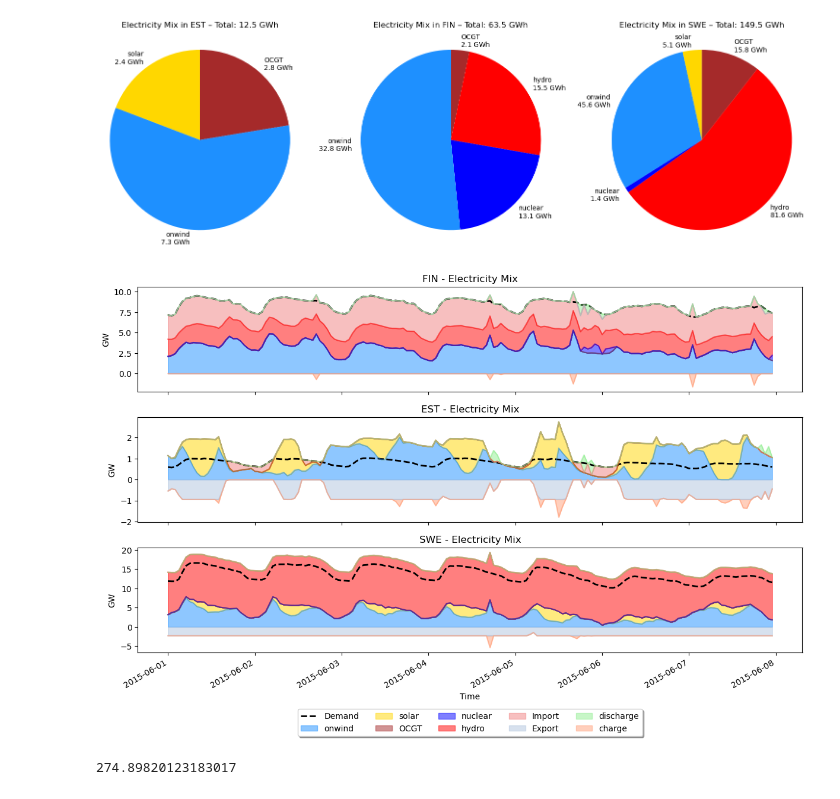
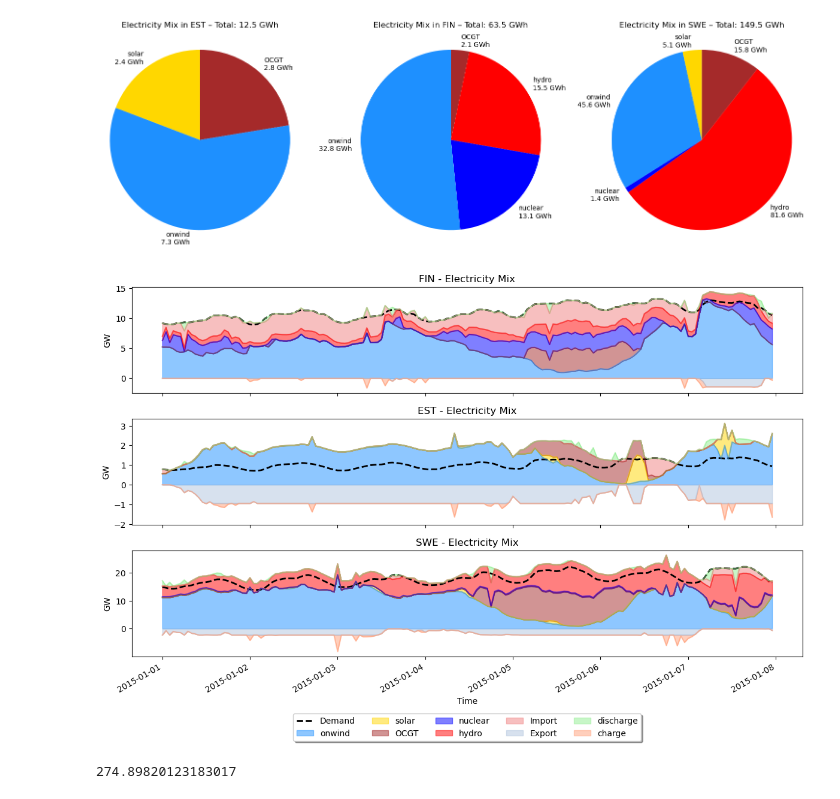
Before and after one commit to NicolineSimoneDTU/Integrated_Project, a Jupyter notebook: project.ipynb, the cells around one changed output. Saved outputs shown, nothing was run; the diff lists cells and outputs as text; code cells hidden in the pictures.

```diff
--- a/project.ipynb
+++ b/project.ipynb
@@ -950,7 +950,7 @@ capacity_data = network.generators.p_nom_opt.groupby(
 countries = sorted({bus.split("_")[0] for bus in capacity_data.index.get_level_values(0)})
 
 # Plot pie charts
-fig, axs = plt.subplots(1, len(countries), figsize=(5 * len(countries), 5))
+fig, axs = plt.subplots(1, len(countries), figsize=(12, 4))
 
 for i, country in enumerate(countries):
     # Filter data for current country
@@ -973,10 +973,11 @@ for i, country in enumerate(countries):
         labels=label_with_gw,
         colors=colors_used,
         startangle=90,
-        counterclock=False
+        counterclock=False,
+        textprops={"fontsize": 12},
     )
     axs[i].axis("equal")
-    axs[i].set_title(f"Installed Capacity in {country} – Total: {total_gw:.1f} GW")
+    axs[i].set_title(f"Installed Capacity in {country} – Total: {total_gw:.1f} GW", fontsize=12)
 
 plt.tight_layout()
 plt.show()
@@ -1049,8 +1050,8 @@ exchange_data = pd.DataFrame({
 exchange_data = -exchange_data.div(1e3)
 
 # Define the week
-start_date = "2015-06-01"
-end_date = "2015-06-07"
+start_date = "2015-01-01"
+end_date = "2015-01-07"
 countries = ["FIN", "EST", "SWE"]
 generators_clean = network.generators_t.p.loc[start_date:end_date, (network.generators_t.p != 0).any(axis=0)].div(1e3)  # GW
 
@@ -1080,34 +1081,34 @@ for i, country in enumerate(countries):
     # Get net imports: sum of incoming/outgoing flows
     exchange = exchange_data.loc[start_date:end_date, [f"{country}_Import", f"{country}_Export"]]
     exchange.rename(columns={f"{country}_Import": "Import", f"{country}_Export": "Export"}, inplace=True)
 
     generation = pd.concat([generation, exchange, battery], axis=1)
 
 
 
     # Plot generation stack
     color=[network.carriers.color.get(carrier) for carrier in generation.columns]
     color = [c for c in color if c != None]  # Remove color for non-existing carriers
     color.extend(["lightcoral", "lightsteelblue", "lightgreen", "lightsalmon"])
     generation.plot.area(ax=axs[i], alpha=0.5, stacked=True,
                          color=color,
                          legend=False)
 
 
 
     # Labels and title
     axs[i].set_title(f"{country} - Electricity Mix")
     axs[i].set_ylabel("GW")
     # axs[i].legend(loc="upper left", fontsize=8)
 
 # axs[-1].legend(loc="upper left", fontsize=8)
 axs[-1].legend(loc='upper center', bbox_to_anchor=(0.5, -0.5),
           fancybox=True, shadow=True, ncol=5)
 axs[-1].set_xlabel("Time")
 plt.tight_layout()
 plt.show()
 # %% [output]
-[figure, old version]
+[figure, new version]
 # %%
 #Get CO2 price
 F_CO2_price = -network.global_constraints.mu['CO2Limit']
```
Also changed, not shown: parts of 8 cells of this notebook.
